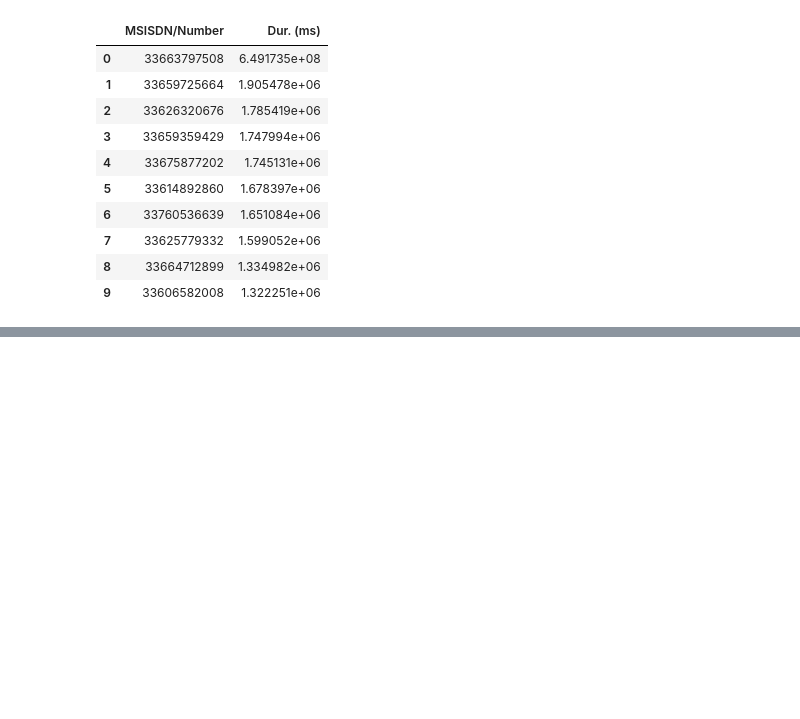
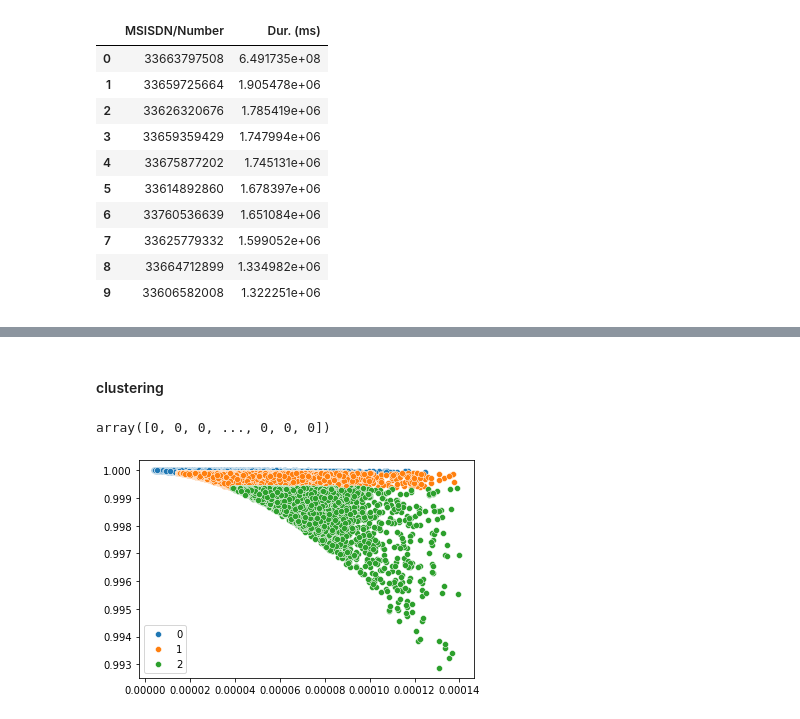
Before and after one commit to skevin-dev/telecommunication_user_analytics, a Jupyter notebook: notebooks/Engagement_analyses.ipynb, the cells around one changed output, grey strips where cells are left out. Saved outputs shown, nothing was run; the diff lists cells and outputs as text; code cells hidden in the pictures; blank space fills up the shorter version.

```diff
--- a/notebooks/Engagement_analyses.ipynb
+++ b/notebooks/Engagement_analyses.ipynb
@@ -120,3 +121,5 @@ df_engag_metrics.iloc[:,np.r_[1,2]].groupby('MSISDN/Number').agg({'Dur. (ms)':'s
 df3 = df_engag_metrics.iloc[:,np.r_[0,1,2,5]]
 # %%
 df4 = df3.groupby('MSISDN/Number').agg({'Bearer Id':'count','Dur. (ms)':'sum','total':'sum'})
+df4['total(megabytes)'] = df4['total'] / 1000000
+df4.drop('total',axis=1,inplace=True)
@@ -136,0 +159,20 @@ array([[1.13805704e-09, 1.32834017e-04, 9.99999991e-01],
+# %% [markdown]
+#### clustering
+# %%
+kmeans = KMeans(n_clusters=3, random_state=0).fit(normalized_data)
+# %%
+kmeans.labels_
+# %% [output]
+array([0, 0, 0, ..., 0, 0, 0])
+# %%
+labels = np.unique(kmeans.labels_)
+
+#plotting the results of clusters:
+
+for i in labels:
+    sns.scatterplot(normalized_data[kmeans.labels_ == i , 0] , normalized_data[kmeans.labels_ == i , 1] , label = i)
+plt.legend()
+
+plt.show()
+# %% [output]
+[figure, added]
```
Also changed, not shown: parts of 6 cells of this notebook.
